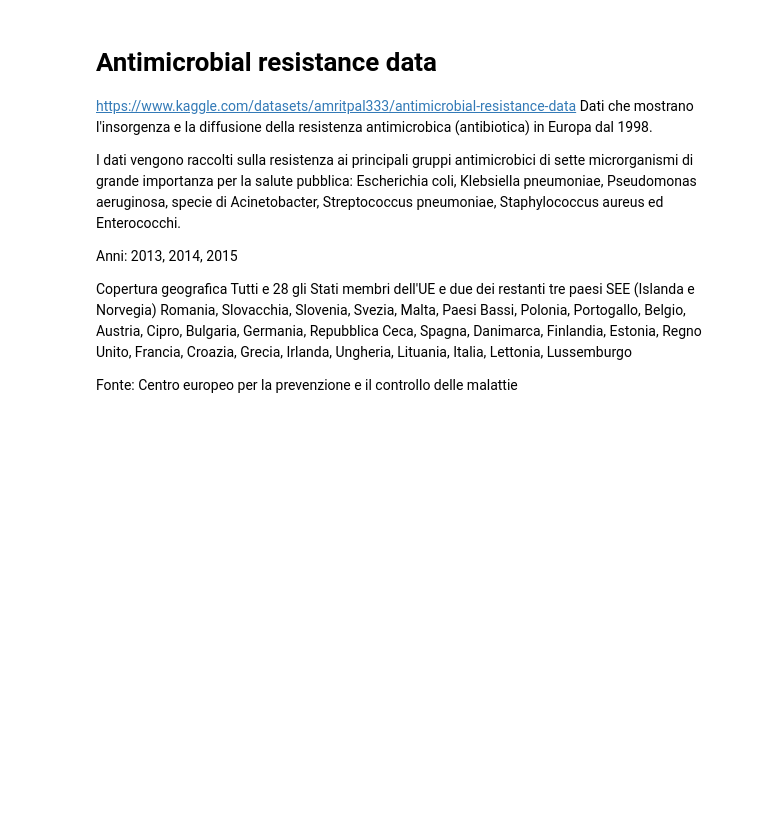
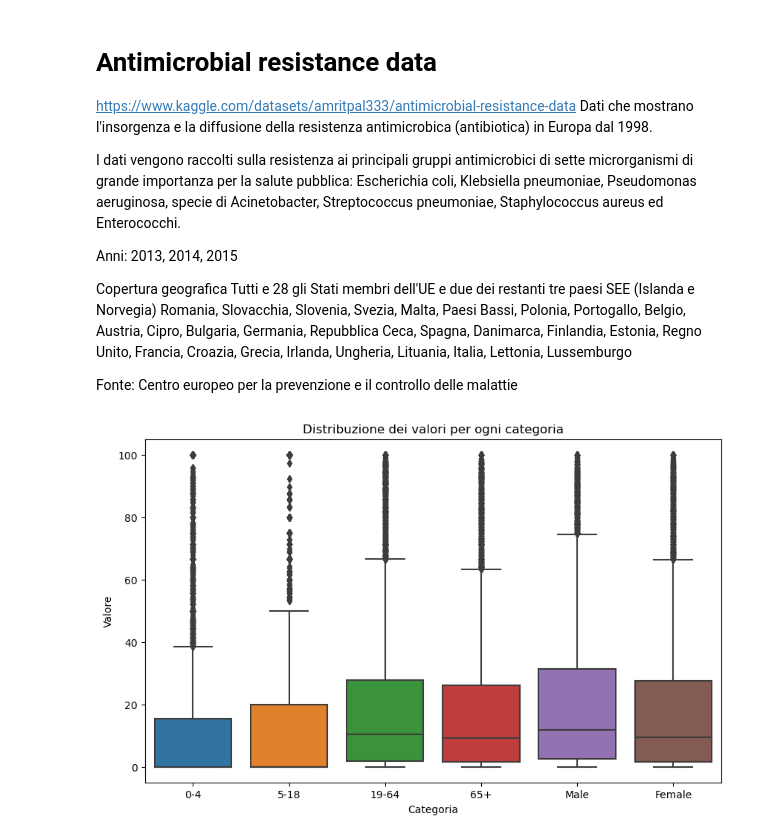
Before and after one commit to dangelodavide/EURO-AMR, a Jupyter notebook: euro-resistance.ipynb, the cells around one changed output. Drawn from its saved outputs; the diff is of its cells as text; code cells hidden in the pictures; blank space fills up the shorter version.

```diff
--- a/euro-resistance.ipynb
+++ b/euro-resistance.ipynb
@@ -1,25 +1,25 @@
 # %%
 import pandas as pd
 
-df = pd.read_csv('ecdc.csv')
+data = pd.read_csv('ecdc.csv')
 
 
 # Shape: restituisce le dimensioni del DataFrame (righe, colonne)
-print("Shape:", df.shape)
+print("Shape:", data.shape)
 
 # Colonne: restituisce i nomi delle colonne del DataFrame
-print("Colonne:", df.columns)
+print("Colonne:", data.columns)
 
 # Describe: fornisce un riepilogo statistico del DataFrame
 print("Describe:")
-print(df.describe())
+print(data.describe())
 
 # Info: fornisce un riepilogo delle informazioni sul DataFrame, incluso il tipo di dati per ciascuna colonna
 print("Info:")
-print(df.info())
+print(data.info())
 
 # Calcolare il numero di valori nulli in ogni colonna
-valori_nulli = df.isnull().sum()
+valori_nulli = data.isnull().sum()
 
 # Stampa il risultato per ogni colonna
 print("Numero di valori nulli per ogni colonna:")
@@ -276,3 +304,19 @@ Tutti e 28 gli Stati membri dell'UE e due dei restanti tre paesi SEE (Islanda e
 Romania, Slovacchia, Slovenia, Svezia, Malta, Paesi Bassi, Polonia, Portogallo, Belgio, Austria, Cipro, Bulgaria, Germania, Repubblica Ceca, Spagna, Danimarca, Finlandia, Estonia, Regno Unito, Francia, Croazia, Grecia, Irlanda, Ungheria, Lituania, Italia, Lettonia, Lussemburgo
 
 Fonte: Centro europeo per la prevenzione e il controllo delle malattie
+# %%
+import pandas as pd
+import seaborn as sns
+import matplotlib.pyplot as plt
+
+# Supponendo che il tuo DataFrame si chiami df
+
+plt.figure(figsize=(10, 6))
+sns.boxplot(x='Category', y='Value', data=data)
+
+plt.title('Distribuzione dei valori per ogni categoria')
+plt.xlabel('Categoria')
+plt.ylabel('Valore')
+plt.show()
+# %% [output]
+[figure, added]
```
Also changed, not shown: parts of 12 cells of this notebook.
